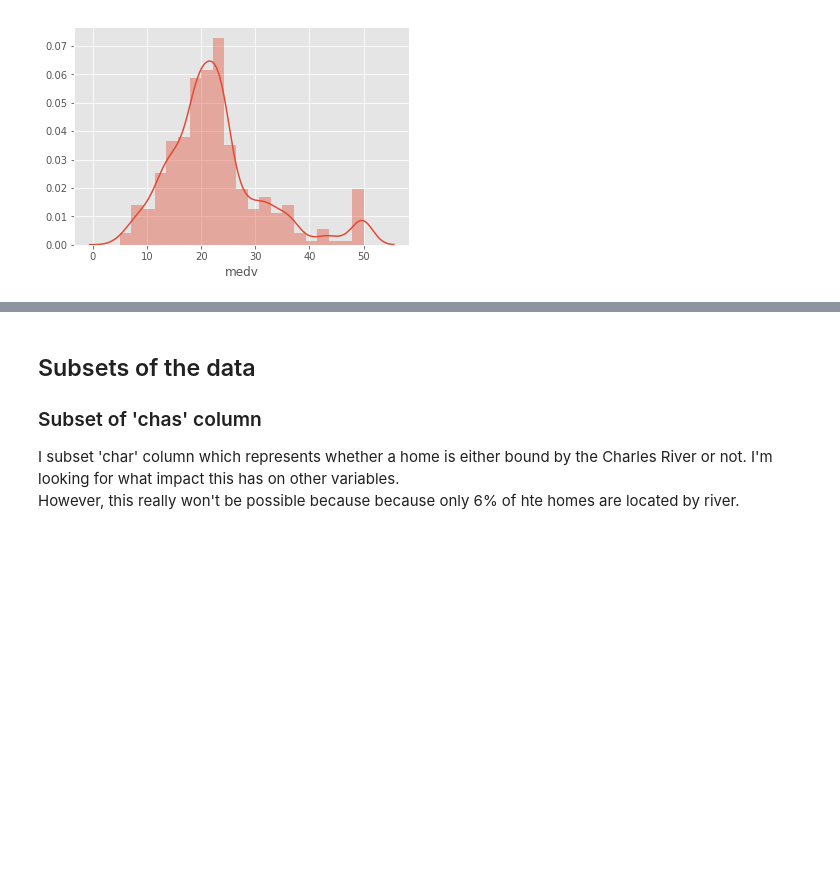
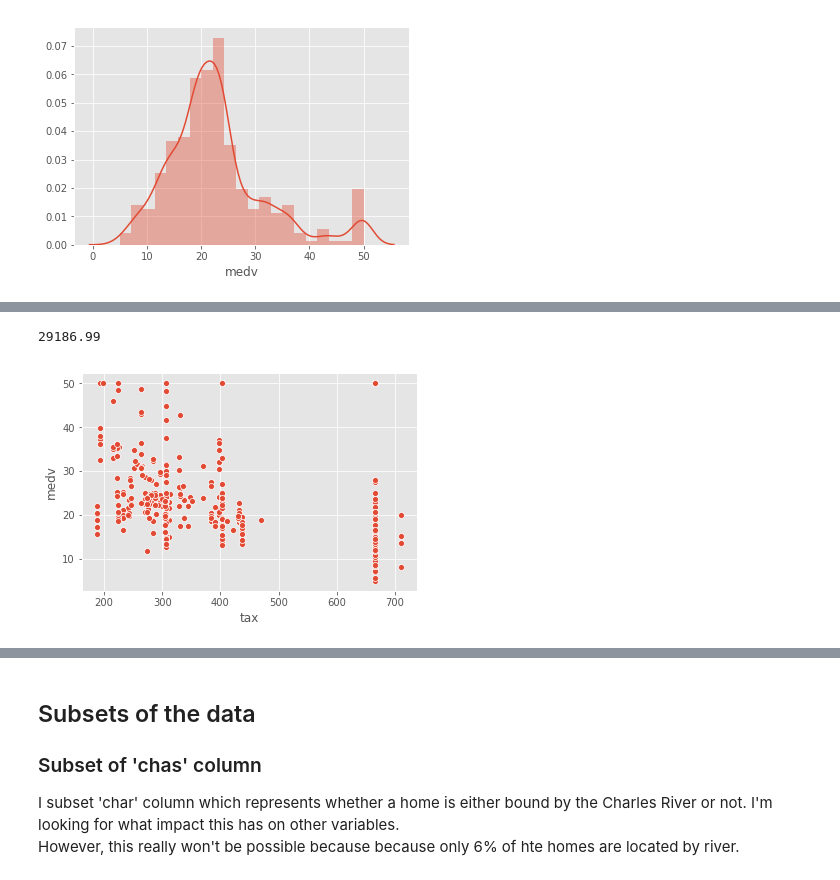
Before and after one commit to torresdavr/dsc-project-eda-with-pandas-online-ds-pt-100719, a Jupyter notebook: index.ipynb, the cells around one changed output, grey strips where cells are left out. Saved outputs shown, nothing was run; the diff lists cells and outputs as text; code cells hidden in the pictures; blank space fills up the shorter version.

```diff
--- a/index.ipynb
+++ b/index.ipynb
@@ -306,0 +308,27 @@ sns.distplot(df['medv']);
+# %%
+def get_variance(sample):
+
+    # First, calculate the sample mean
+    n = len(sample)
+    total = sum(sample)
+    sample_mean = total/n
+
+    # Now, subtract the sample mean from each point and square the result
+    val_minus_mu_accumulator = 0
+    for i in sample:
+        val_minus_mu_accumulator += (i - sample_mean)**2
+
+    # Divde the total by the number of items in the sample
+    variance = val_minus_mu_accumulator / (n - 1)
+
+    return round(variance, 2)
+
+test1 = [1, 2, 3, 5, 5, 4]
+print(get_variance(df['tax']))
+# %% [output]
+29186.99
+# %%
+ax = sns.scatterplot(x="tax", y="medv",
+                     data=df)
+# %% [output]
+[figure, added]
```
Also changed, not shown: parts of 18 cells of this notebook.
